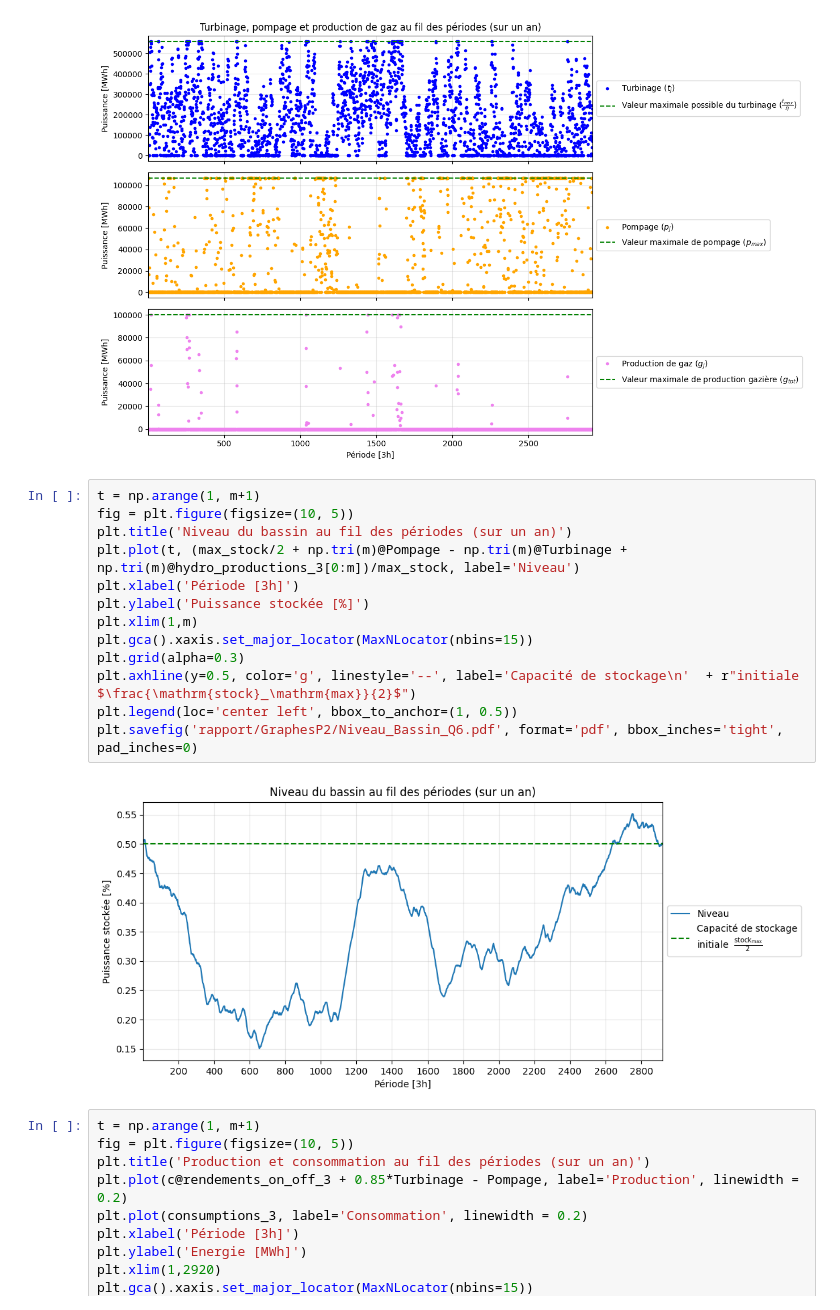
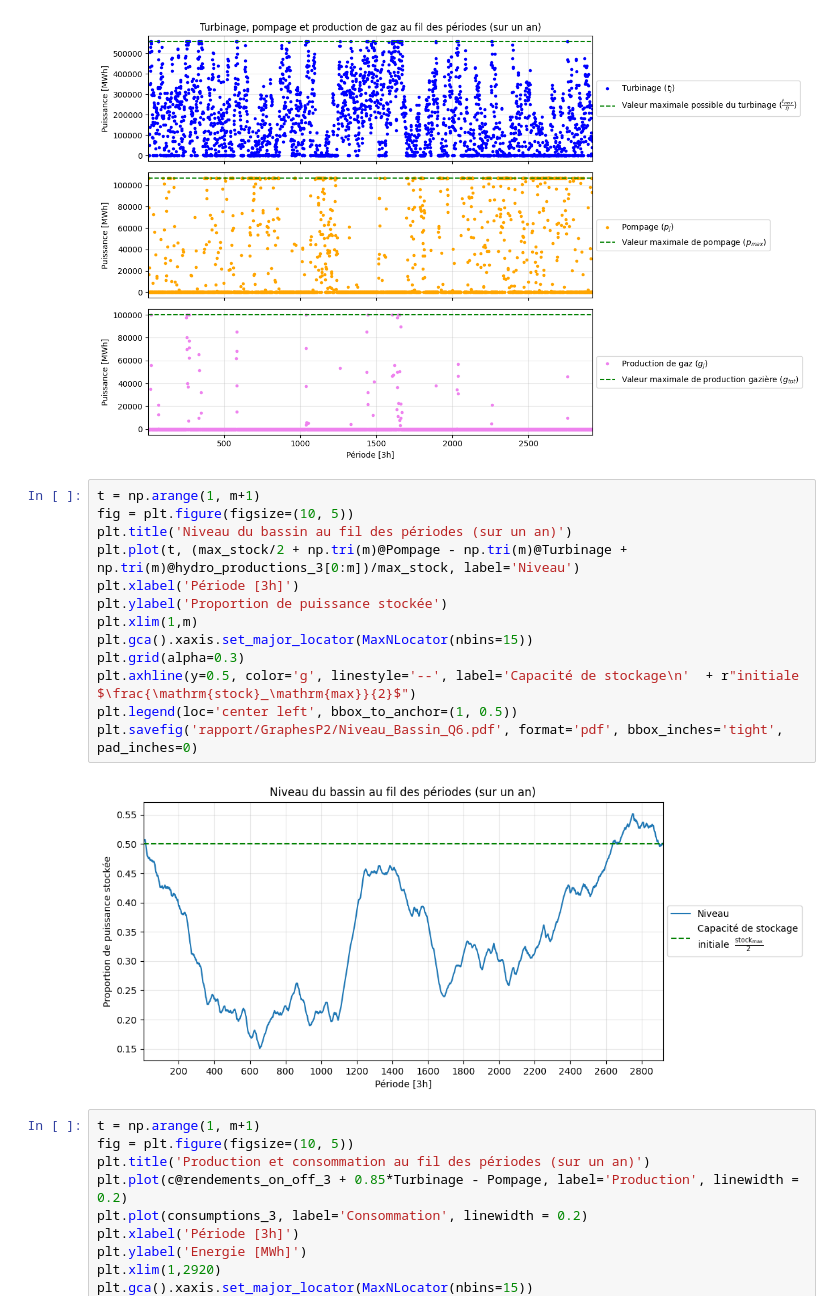
Before and after one commit to AhouLucas/projet-opti, a Jupyter notebook: Partie2/part2.ipynb, the cells around one changed output. Cells and saved outputs as stored; diff of their text form.

```diff
--- a/Partie2/part2.ipynb
+++ b/Partie2/part2.ipynb
@@ -679,18 +679,18 @@ plt.savefig('rapport/GraphesP2/Productions_Q6.pdf', format='pdf', bbox_inches='t
 # %%
 t = np.arange(1, m+1)
 fig = plt.figure(figsize=(10, 5))
 plt.title('Niveau du bassin au fil des périodes (sur un an)')
 plt.plot(t, (max_stock/2 + np.tri(m)@Pompage - np.tri(m)@Turbinage + np.tri(m)@hydro_productions_3[0:m])/max_stock, label='Niveau')
 plt.xlabel('Période [3h]')
-plt.ylabel('Puissance stockée [%]')
+plt.ylabel('Proportion de puissance stockée')
 plt.xlim(1,m)
 plt.gca().xaxis.set_major_locator(MaxNLocator(nbins=15))
 plt.grid(alpha=0.3)
 plt.axhline(y=0.5, color='g', linestyle='--', label='Capacité de stockage\n'  + r"initiale  $\frac{\mathrm{stock}_\mathrm{max}}{2}$")
 plt.legend(loc='center left', bbox_to_anchor=(1, 0.5))
 plt.savefig('rapport/GraphesP2/Niveau_Bassin_Q6.pdf', format='pdf', bbox_inches='tight', pad_inches=0)
 # %% [output]
-[figure, old version]
+[figure, new version]
 # %%
 t = np.arange(1, m+1)
 fig = plt.figure(figsize=(10, 5))
```
Also changed, not shown: parts of 4 cells of this notebook.
